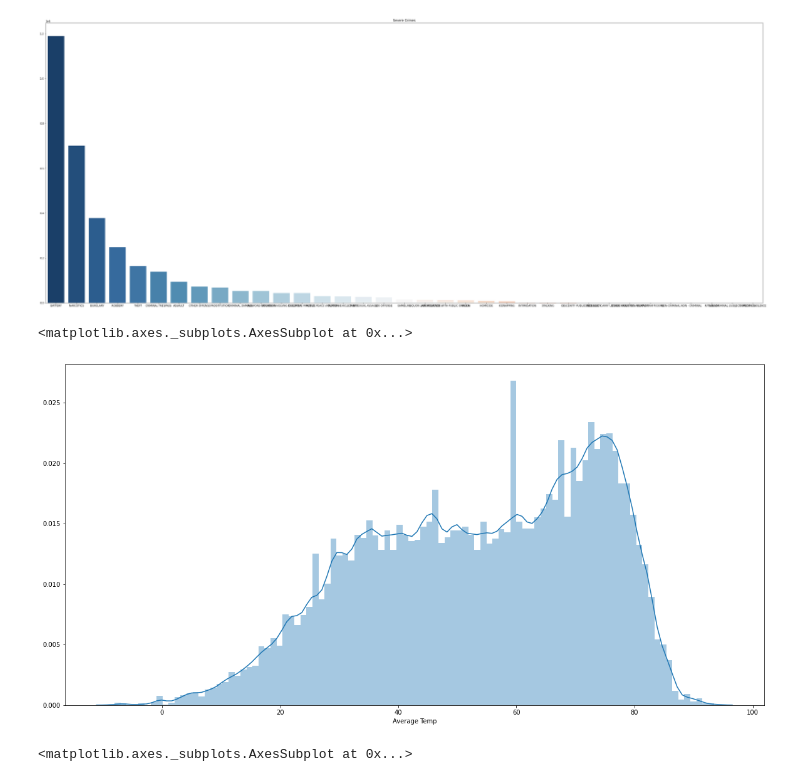
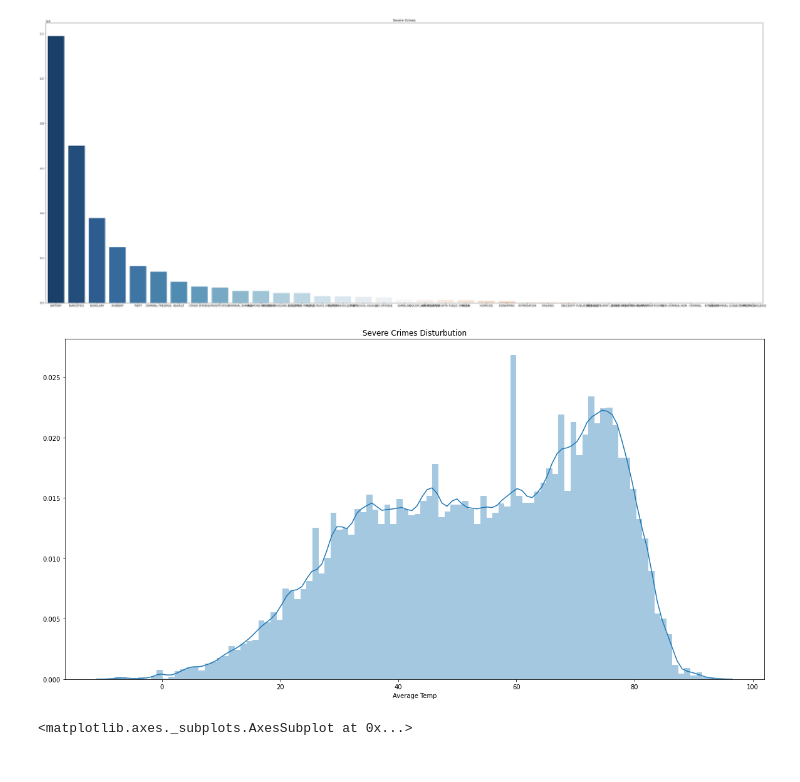
Before and after one commit to Oraff1/Capstone-2, a Jupyter notebook: Capstone eda.ipynb, the cells around one changed output. Drawn from its saved outputs; the diff is of its cells as text; code cells hidden in the pictures.

```diff
--- a/Capstone eda.ipynb
+++ b/Capstone eda.ipynb
@@ -387,11 +381,12 @@ Text(0.5, 1.0, 'Severe Crimes')
 # %%
 dims = (20, 10)
 fig, ax = plt.subplots(figsize=dims)
 
-sns.distplot(df_severe['Average Temp'], bins=100, ax=ax)
+severecrime_dis = sns.distplot(df_severe['Average Temp'], bins=100, ax=ax).set_title('Severe Crimes Disturbution')
+figure2 = severecrime_dis.get_figure()
+figure2.savefig('capstone_severecrime_dis.png')
 # %% [output]
-<matplotlib.axes._subplots.AxesSubplot at 0x...>
-[figure, old version]
+[figure, new version]
 # %%
 dims = (20, 10)
 fig, ax = plt.subplots(figsize=dims)
```
Also changed, not shown: parts of 20 cells of this notebook, 2 other files.
